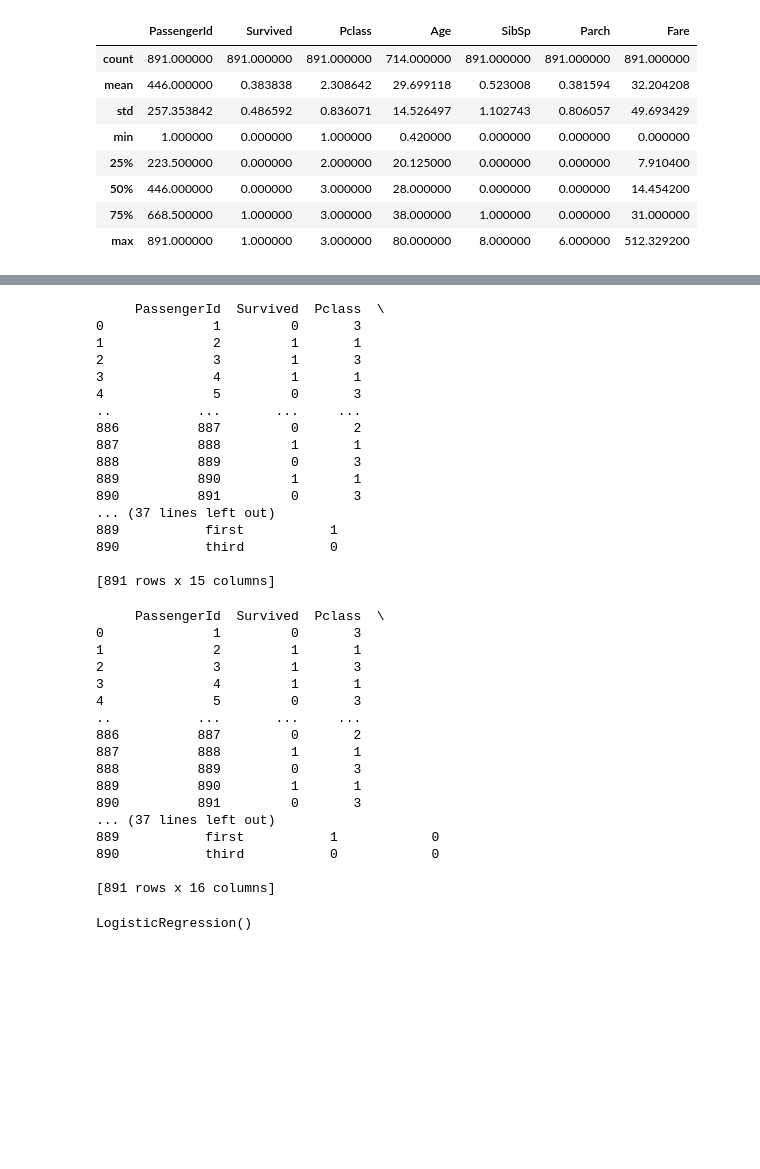
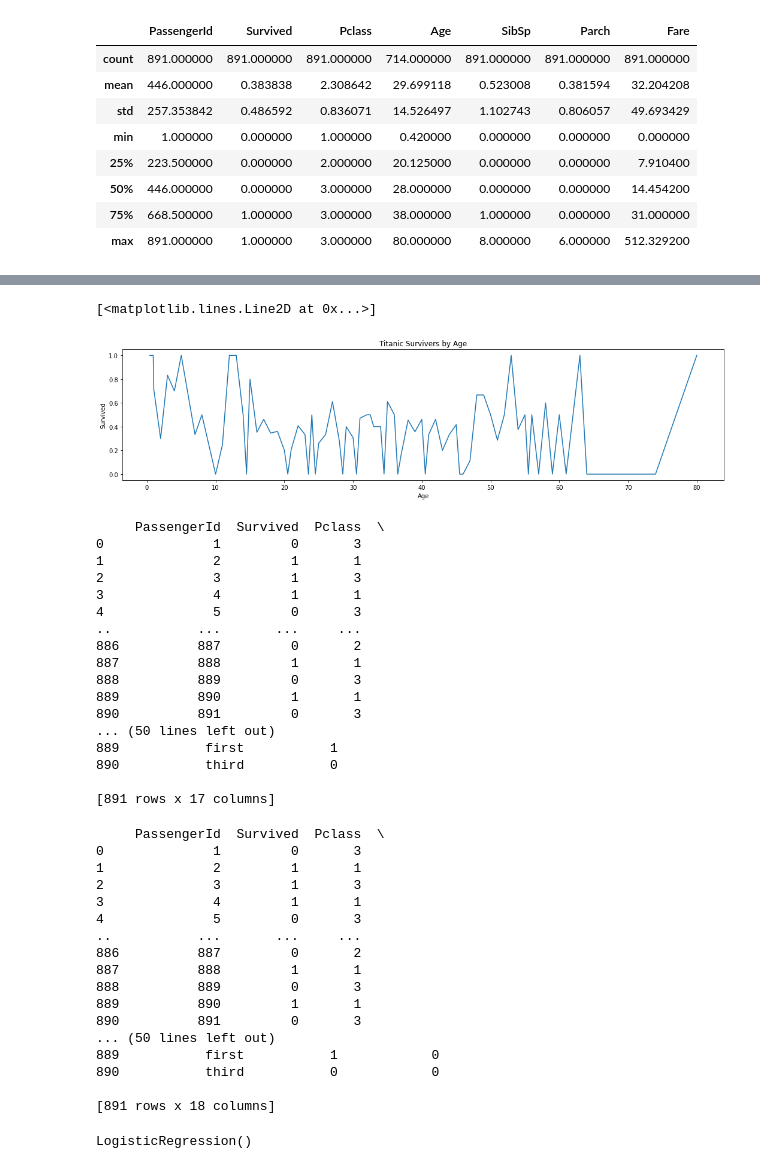
Before and after one commit to jrc243/Titanic, a Jupyter notebook: Titanic_Passengers.ipynb, the cells around one changed output, grey strips where cells are left out. Saved outputs shown, nothing was run; the diff lists cells and outputs as text; code cells hidden in the pictures; blank space fills up the shorter version.

Commit message:
first commit for 11/25

```diff
--- a/Titanic_Passengers.ipynb
+++ b/Titanic_Passengers.ipynb
@@ -44,3 +46,6 @@ print(train)
 890      0            370376   7.7500   NaN        Q
 
 [891 rows x 12 columns]
+# %%
+train[['Last_Name','First_Name']] = train.Name.str.split(",",expand=True,)
+train
@@ -122,3 +241,15 @@ print(train)
+# %%
+fig, axis1 = plt.subplots(1,1,figsize=(18,4))
+average_age = train[["Age", "Survived"]].groupby(['Age'],as_index=False).mean()
+x='Age'
+y='Survived'
+plt.xlabel('Age')
+plt.ylabel('Survived')
+plt.title('Titanic Survivers by Age')
+plt.plot(x,y, data=average_age)
+# %% [output]
+[<matplotlib.lines.Line2D at 0x...>]
+[figure, added]
 # %%
 #4 Given the strict class system onboard the Titanic, let’s utilize the Pclass column, or the passenger class, as another feature.
 #Create a new column named FirstClass that stores 1 for all passengers in first class and 0 for all other passengers.
@@ -140,11 +271,11 @@ print(train) ##now only FirstClass passengers have a 1 in their column.
 888          889         0       3
 889          890         1       1
 890          891         0       3
-... (37 lines left out)
+... (50 lines left out)
 889           first           1
 890           third           0
 
-[891 rows x 15 columns]
+[891 rows x 17 columns]
 # %%
 #5 Create a new column named SecondClass that stores 1 for all passengers in second class and 0 for all other passengers.
 #Print passengers and inspect the DataFrame to ensure all the updates have been made.
@@ -164,11 +295,11 @@ print(train)
 888          889         0       3
 889          890         1       1
 890          891         0       3
-... (37 lines left out)
+... (50 lines left out)
 889           first           1            0
 890           third           0            0
 
-[891 rows x 16 columns]
+[891 rows x 18 columns]
 # %%
 #6 Now that we have cleaned our data, let’s select the columns we want to build our model on.
 # Select columns Sex, Age, FirstClass, and SecondClass and store them in a variable named features. Select column Survived and store it a variable named survival.
```
Also changed, not shown: parts of 40 cells of this notebook, 1 other file.
